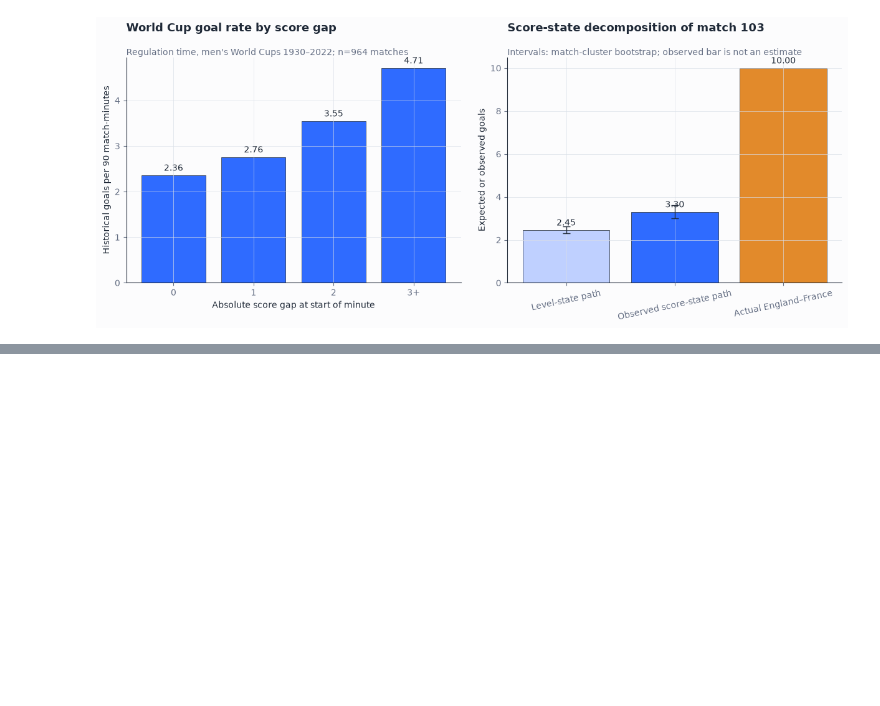
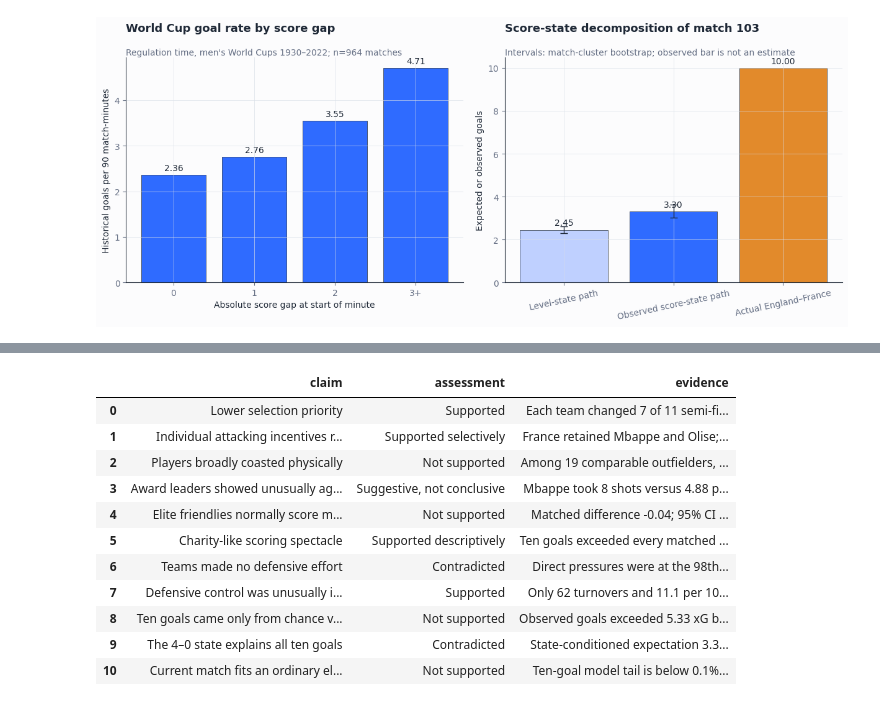
Before and after one commit to Shiverion/england-france-third-place-analysis, a Jupyter notebook: output/jupyter-notebook/england_france_2026_third_place_analysis_v2.ipynb, the cells around one changed output, grey strips where cells are left out. Drawn from its saved outputs; the diff is of its cells as text; code cells hidden in the pictures; blank space fills up the shorter version.

```diff
--- a/output/jupyter-notebook/england_france_2026_third_place_analysis_v2.ipynb
+++ b/output/jupyter-notebook/england_france_2026_third_place_analysis_v2.ipynb
@@ -1033,0 +1554,100 @@ A same-provider event dataset covering elite professional friendlies would allow
+# %%
+# Evidence scorecard and machine-readable handoff
+evidence_scorecard = pd.DataFrame([
+    ("Lower selection priority", "Supported", "Each team changed 7 of 11 semi-final starters."),
+    ("Individual attacking incentives remained live", "Supported selectively", "France retained Mbappe and Olise; their totals moved 8→10 goals and 5→7 assists. England began with Kane and Bellingham on the bench, so the mechanism was not universal."),
+    ("Players broadly coasted physically", "Not supported", f"Among {len(player_effort)} comparable outfielders, high-intensity distance was {player_effort_tests.loc[player_effort_tests['metric'].eq('high_intensity_distance_m'), 'relative_delta_pct'].iloc[0]:+.1f}% and direct pressures were {player_effort_tests.loc[player_effort_tests['metric'].eq('pressures_direct'), 'relative_delta_pct'].iloc[0]:+.1f}% versus their own prior rates; total distance was slightly lower. Raw tests are exploratory and none remains below 0.05 after Holm correction."),
+    ("Award leaders showed unusually aggressive activity", "Suggestive, not conclusive", "Mbappe took 8 shots versus 4.88 per prior player-90; Olise made 17 offers in behind versus 8.34 and 11 direct pressures versus 3.37. Seven-match empirical p-values are coarse (0.25 and 0.125)."),
+    ("Elite friendlies normally score much more", "Not supported", f"Matched difference {primary_test['mean_difference']:+.2f}; 95% CI {primary_test['ci_low']:+.2f} to {primary_test['ci_high']:+.2f}; p={primary_test['permutation_p']:.3f}."),
+    ("Charity-like scoring spectacle", "Supported descriptively", "Ten goals exceeded every matched neutral professional comparison and every Soccer Aid row in the saved benchmark."),
+    ("Teams made no defensive effort", "Contradicted", f"Direct pressures were at the {process_percentiles.loc[process_percentiles['metric'].eq('direct_pressures'), 'percentile'].iloc[0]:.0f}th percentile, while high-intensity player distance was above individual baselines."),
+    ("Defensive control was unusually ineffective", "Supported", f"Only {current_process['forced_turnovers']:.0f} turnovers and {current_process['turnovers_per_100_pressures']:.1f} per 100 pressures; the latter was below all 102 earlier matches."),
+    ("Ten goals came only from chance volume", "Not supported", f"Observed goals exceeded 5.33 xG by 4.67; aggregate-Poisson P(10+)≈{100 * finishing.loc[finishing['scope'].eq('Combined'), 'poisson_tail_p'].iloc[0]:.1f}%."),
+    ("The 4–0 state explains all ten goals", "Contradicted", f"State-conditioned expectation {current_expected:.2f} versus 10 observed; level-state expectation {level_expected:.2f}."),
+    ("Current match fits an ordinary elite friendly", "Not supported", "Ten-goal model tail is below 0.1% in both matched professional contexts."),
+], columns=["claim", "assessment", "evidence"])
+display(evidence_scorecard)
+
+hypothesis_verdict = pd.DataFrame([
+    ("Overall H1: the match behaved like a fun/charity match", "Partially supported", "Lower selection priority and exhibition-like openness are supported; broad coasting and no defending are contradicted.", "Moderate"),
+    ("Lower team-level stakes", "Supported", "Both teams changed seven of eleven semi-final starters.", "High"),
+    ("Players broadly reduced physical/defensive effort", "Not supported", "High-intensity distance and direct pressures rose; player tests are exploratory and Holm-adjusted p-values exceed 0.05.", "Moderate"),
+    ("Collective defensive control weakened", "Supported", "Pressure-to-turnover yield and opponent chance quality were unusually poor.", "Moderate-high"),
+    ("H2: individual rewards affected selection and attacking involvement", "Suggestive, underpowered", "Mbappe and Olise were selectively retained and highly involved; within-player samples are small and motive is unobserved.", "Low-moderate"),
+    ("H2 stronger claim: the match was primarily used to farm statistics", "Not established", "Award totals changed, but the evidence cannot distinguish intentional stat-seeking from normal attacking opportunity or private motive.", "Low"),
+    ("The match was equivalent to a charity match", "Not established", "The scoring was charity-like descriptively, but roster quality, incentives, and rules are not comparable.", "Low"),
+], columns=["hypothesis_component", "verdict", "evidence", "confidence"])
+display(hypothesis_verdict)
+
+summary_payload = {
+    "analysis_as_of": "2026-07-19",
+    "primary_matched_pairs": int(len(paired_primary)),
+    "primary_friendly_mean_goals": float(paired_primary["friendly_goals"].mean()),
+    "primary_official_mean_goals": float(paired_primary["official_goals"].mean()),
+    "primary_mean_difference": float(primary_test["mean_difference"]),
+    "primary_ci_low": float(primary_test["ci_low"]),
+    "primary_ci_high": float(primary_test["ci_high"]),
+    "primary_permutation_p": float(primary_test["permutation_p"]),
+    "primary_mcnemar_p": mcnemar_p,
+    "france_starter_changes": int(rotation.loc[rotation["team"].eq("France"), "starter_changes"].iloc[0]),
+    "england_starter_changes": int(rotation.loc[rotation["team"].eq("England"), "starter_changes"].iloc[0]),
+    "mbappe_tournament_goals_before": int(player_incentives.loc[player_incentives["player"].eq("Kylian Mbappe"), "pre_match_value"].iloc[0]),
+    "mbappe_tournament_goals_after": int(player_incentives.loc[player_incentives["player"].eq("Kylian Mbappe"), "post_match_value"].iloc[0]),
+    "olise_tournament_assists_before": int(player_incentives.loc[player_incentives["player"].eq("Michael Olise"), "pre_match_value"].iloc[0]),
+    "olise_tournament_assists_after": int(player_incentives.loc[player_incentives["player"].eq("Michael Olise"), "post_match_value"].iloc[0]),
+    "bellingham_tournament_goals_before": int(player_incentives.loc[player_incentives["player"].eq("Jude Bellingham"), "pre_match_value"].iloc[0]),
+    "bellingham_tournament_goals_after": int(player_incentives.loc[player_incentives["player"].eq("Jude Bellingham"), "post_match_value"].iloc[0]),
+    "comparable_outfield_players": int(len(player_effort)),
+    "player_total_distance_delta_pct": float(player_effort_tests.loc[player_effort_tests["metric"].eq("total_distance_m"), "relative_delta_pct"].iloc[0]),
+    "player_total_distance_sign_flip_p": float(player_effort_tests.loc[player_effort_tests["metric"].eq("total_distance_m"), "sign_flip_p"].iloc[0]),
+    "player_total_distance_holm_p": float(player_effort_tests.loc[player_effort_tests["metric"].eq("total_distance_m"), "holm_adjusted_p"].iloc[0]),
+    "player_high_intensity_distance_delta_pct": float(player_effort_tests.loc[player_effort_tests["metric"].eq("high_intensity_distance_m"), "relative_delta_pct"].iloc[0]),
+    "player_high_intensity_distance_sign_flip_p": float(player_effort_tests.loc[player_effort_tests["metric"].eq("high_intensity_distance_m"), "sign_flip_p"].iloc[0]),
+    "player_high_intensity_distance_holm_p": float(player_effort_tests.loc[player_effort_tests["metric"].eq("high_intensity_distance_m"), "holm_adjusted_p"].iloc[0]),
+    "player_direct_pressure_delta_pct": float(player_effort_tests.loc[player_effort_tests["metric"].eq("pressures_direct"), "relative_delta_pct"].iloc[0]),
+    "player_direct_pressure_sign_flip_p": float(player_effort_tests.loc[player_effort_tests["metric"].eq("pressures_direct"), "sign_flip_p"].iloc[0]),
+    "player_direct_pressure_holm_p": float(player_effort_tests.loc[player_effort_tests["metric"].eq("pressures_direct"), "holm_adjusted_p"].iloc[0]),
+    "mbappe_match_attempts": int(candidate_behavior.loc[candidate_behavior["player"].eq("Kylian Mbappe"), "attempts_at_goal_current"].iloc[0]),
+    "mbappe_prior_attempts_per90": float(candidate_behavior.loc[candidate_behavior["player"].eq("Kylian Mbappe"), "attempts_at_goal_prior_p90"].iloc[0]),
+    "mbappe_attempts_empirical_p": float(candidate_behavior.loc[candidate_behavior["player"].eq("Kylian Mbappe"), "attempts_at_goal_empirical_one_sided_p"].iloc[0]),
+    "olise_match_offers_in_behind": int(candidate_behavior.loc[candidate_behavior["player"].eq("Michael Olise"), "offers_in_behind_current"].iloc[0]),
+    "olise_prior_offers_in_behind_per90": float(candidate_behavior.loc[candidate_behavior["player"].eq("Michael Olise"), "offers_in_behind_prior_p90"].iloc[0]),
+    "olise_offers_in_behind_empirical_p": float(candidate_behavior.loc[candidate_behavior["player"].eq("Michael Olise"), "offers_in_behind_empirical_one_sided_p"].iloc[0]),
+    "current_total_xg": float(current_process["total_xg"]),
+    "goals_above_xg": float(finishing.loc[finishing["scope"].eq("Combined"), "goals_above_xg"].iloc[0]),
+    "aggregate_poisson_ten_plus_p": float(finishing.loc[finishing["scope"].eq("Combined"), "poisson_tail_p"].iloc[0]),
+    "current_shots_on_target": int(current_process["shots_on_target"]),
+    "current_direct_pressures": int(current_process["direct_pressures"]),
+    "current_forced_turnovers": int(current_process["forced_turnovers"]),
+    "current_turnovers_per_100_pressures": float(current_process["turnovers_per_100_pressures"]),
+    "level_state_expected_goals": level_expected,
+    "observed_state_expected_goals": current_expected,
+    "observed_goals": 10,
+    "overall_hypothesis_verdict": "Partially supported",
+    "overall_hypothesis_confidence": "Moderate",
+    "hypothesis_note": "Lower stakes and exhibition-like openness are supported; broad coasting, no defending, and exact charity equivalence are not established.",
+    "individual_stats_hypothesis_verdict": "Suggestive, underpowered",
+    "individual_stats_hypothesis_confidence": "Low-moderate",
+    "individual_stats_strong_claim_verdict": "Not established",
+}
+with open(TABLES / "v2_summary_metrics.json", "w", encoding="utf-8") as handle:
+    json.dump(summary_payload, handle, indent=2)
+evidence_scorecard.to_csv(TABLES / "v2_evidence_scorecard.csv", index=False)
+hypothesis_verdict.to_csv(TABLES / "v2_hypothesis_verdict.csv", index=False)
+quality_checks.to_csv(TABLES / "v2_data_quality_checks.csv", index=False)
+
+print("Saved analysis tables:", TABLES)
+print("Saved figures:", ASSETS)
+# %% [output]
+|  | claim | assessment | evidence |
+| 0 | Lower selection priority | Supported | Each team changed 7 of 11 semi-fi... |
+| 1 | Individual attacking incentives r... | Supported selectively | France retained Mbappe and Olise;... |
+| 2 | Players broadly coasted physically | Not supported | Among 19 comparable outfielders, ... |
+| 3 | Award leaders showed unusually ag... | Suggestive, not conclusive | Mbappe took 8 shots versus 4.88 p... |
+| 4 | Elite friendlies normally score m... | Not supported | Matched difference -0.04; 95% CI ... |
+| 5 | Charity-like scoring spectacle | Supported descriptively | Ten goals exceeded every matched ... |
+| 6 | Teams made no defensive effort | Contradicted | Direct pressures were at the 98th... |
+| 7 | Defensive control was unusually i... | Supported | Only 62 turnovers and 11.1 per 10... |
+| 8 | Ten goals came only from chance v... | Not supported | Observed goals exceeded 5.33 xG b... |
+| 9 | The 4–0 state explains all ten goals | Contradicted | State-conditioned expectation 3.3... |
+| 10 | Current match fits an ordinary el... | Not supported | Ten-goal model tail is below 0.1%... |
```
Also changed, not shown: parts of 17 cells of this notebook, 39 other files.
